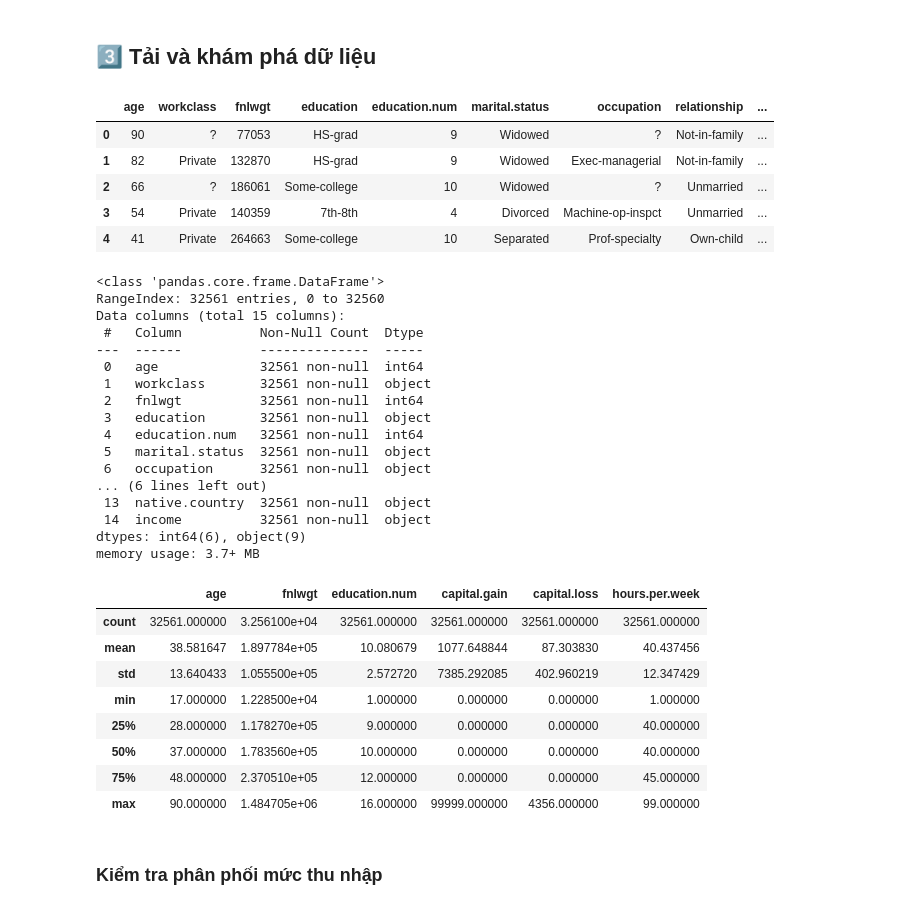
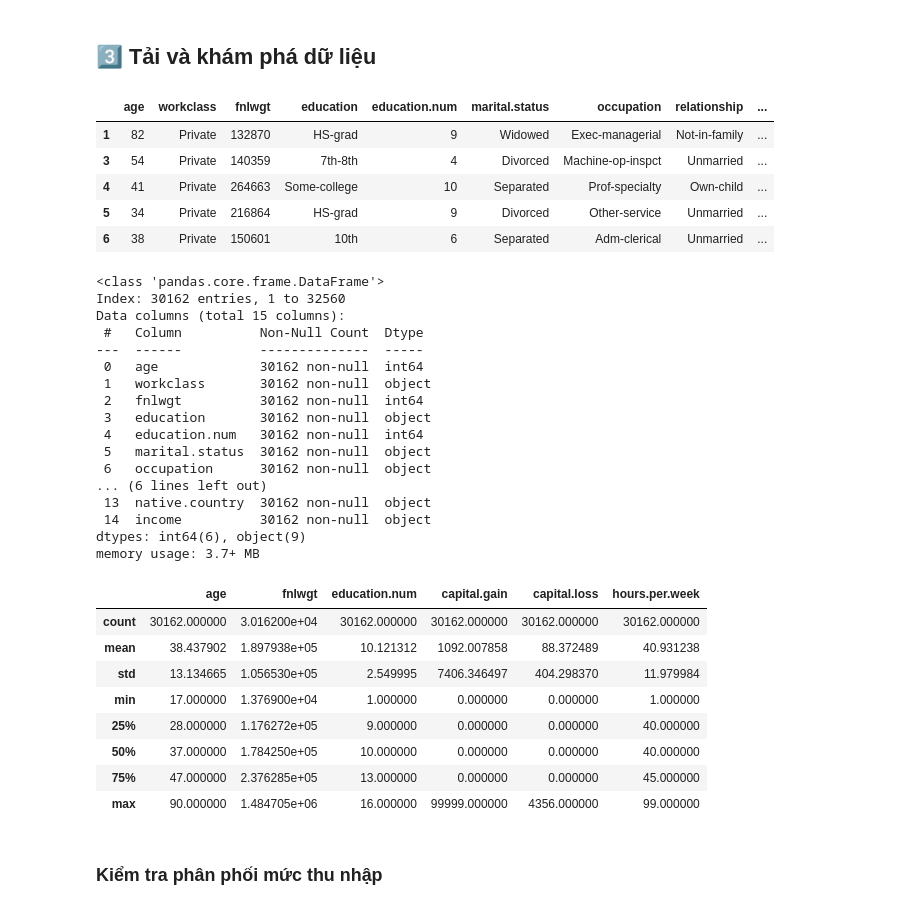
Before and after one commit to DuckYuh/Adult-Income-Predict, a Jupyter notebook: adult_income_report.ipynb, the cells around one changed output. Cells and saved outputs as stored; diff of their text form; code cells hidden in the pictures.

```diff
--- a/adult_income_report.ipynb
+++ b/adult_income_report.ipynb
@@ -23,43 +23,45 @@ from sklearn.preprocessing import LabelEncoder
 ## 3️⃣ Tải và khám phá dữ liệu
 # %%
 data = pd.read_csv("adult.csv")
+data = data.replace('?', np.nan)
+data = data.dropna()
 data.head()
 # %% [output]
 |  | age | workclass | fnlwgt | education | education.num | marital.status | occupation | relationship | ... |
-| 0 | 90 | ? | 77053 | HS-grad | 9 | Widowed | ? | Not-in-family | ... |
 | 1 | 82 | Private | 132870 | HS-grad | 9 | Widowed | Exec-managerial | Not-in-family | ... |
-| 2 | 66 | ? | 186061 | Some-college | 10 | Widowed | ? | Unmarried | ... |
 | 3 | 54 | Private | 140359 | 7th-8th | 4 | Divorced | Machine-op-inspct | Unmarried | ... |
 | 4 | 41 | Private | 264663 | Some-college | 10 | Separated | Prof-specialty | Own-child | ... |
+| 5 | 34 | Private | 216864 | HS-grad | 9 | Divorced | Other-service | Unmarried | ... |
+| 6 | 38 | Private | 150601 | 10th | 6 | Separated | Adm-clerical | Unmarried | ... |
 # %%
 data.info()
 data.describe()
 # %% [output]
 <class 'pandas.core.frame.DataFrame'>
-RangeIndex: 32561 entries, 0 to 32560
+Index: 30162 entries, 1 to 32560
 Data columns (total 15 columns):
  #   Column          Non-Null Count  Dtype
 ---  ------          --------------  -----
- 0   age             32561 non-null  int64
- 1   workclass       32561 non-null  object
- 2   fnlwgt          32561 non-null  int64
- 3   education       32561 non-null  object
- 4   education.num   32561 non-null  int64
- 5   marital.status  32561 non-null  object
- 6   occupation      32561 non-null  object
+ 0   age             30162 non-null  int64
+ 1   workclass       30162 non-null  object
+ 2   fnlwgt          30162 non-null  int64
+ 3   education       30162 non-null  object
+ 4   education.num   30162 non-null  int64
+ 5   marital.status  30162 non-null  object
+ 6   occupation      30162 non-null  object
 ... (6 lines left out)
- 13  native.country  32561 non-null  object
- 14  income          32561 non-null  object
+ 13  native.country  30162 non-null  object
+ 14  income          30162 non-null  object
 dtypes: int64(6), object(9)
 memory usage: 3.7+ MB
 |  | age | fnlwgt | education.num | capital.gain | capital.loss | hours.per.week |
-| count | 32561.000000 | 3.256100e+04 | 32561.000000 | 32561.000000 | 32561.000000 | 32561.000000 |
-| mean | 38.581647 | 1.897784e+05 | 10.080679 | 1077.648844 | 87.303830 | 40.437456 |
-| std | 13.640433 | 1.055500e+05 | 2.572720 | 7385.292085 | 402.960219 | 12.347429 |
-| min | 17.000000 | 1.228500e+04 | 1.000000 | 0.000000 | 0.000000 | 1.000000 |
-| 25% | 28.000000 | 1.178270e+05 | 9.000000 | 0.000000 | 0.000000 | 40.000000 |
-| 50% | 37.000000 | 1.783560e+05 | 10.000000 | 0.000000 | 0.000000 | 40.000000 |
-| 75% | 48.000000 | 2.370510e+05 | 12.000000 | 0.000000 | 0.000000 | 45.000000 |
+| count | 30162.000000 | 3.016200e+04 | 30162.000000 | 30162.000000 | 30162.000000 | 30162.000000 |
+| mean | 38.437902 | 1.897938e+05 | 10.121312 | 1092.007858 | 88.372489 | 40.931238 |
+| std | 13.134665 | 1.056530e+05 | 2.549995 | 7406.346497 | 404.298370 | 11.979984 |
+| min | 17.000000 | 1.376900e+04 | 1.000000 | 0.000000 | 0.000000 | 1.000000 |
+| 25% | 28.000000 | 1.176272e+05 | 9.000000 | 0.000000 | 0.000000 | 40.000000 |
+| 50% | 37.000000 | 1.784250e+05 | 10.000000 | 0.000000 | 0.000000 | 40.000000 |
+| 75% | 47.000000 | 2.376285e+05 | 13.000000 | 0.000000 | 0.000000 | 45.000000 |
 | max | 90.000000 | 1.484705e+06 | 16.000000 | 99999.000000 | 4356.000000 | 99.000000 |
 # %% [markdown]
 ### Kiểm tra phân phối mức thu nhập
```
Also changed, not shown: parts of 5 cells of this notebook, 1 other file.
